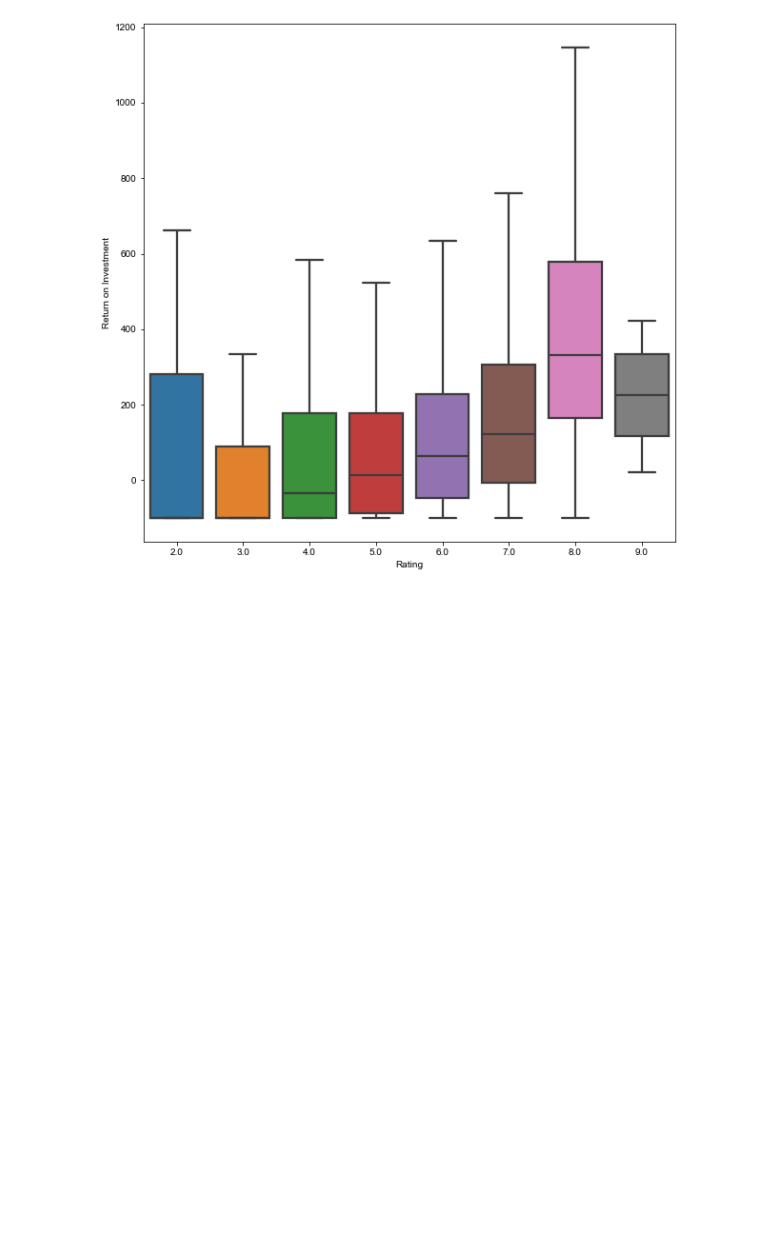
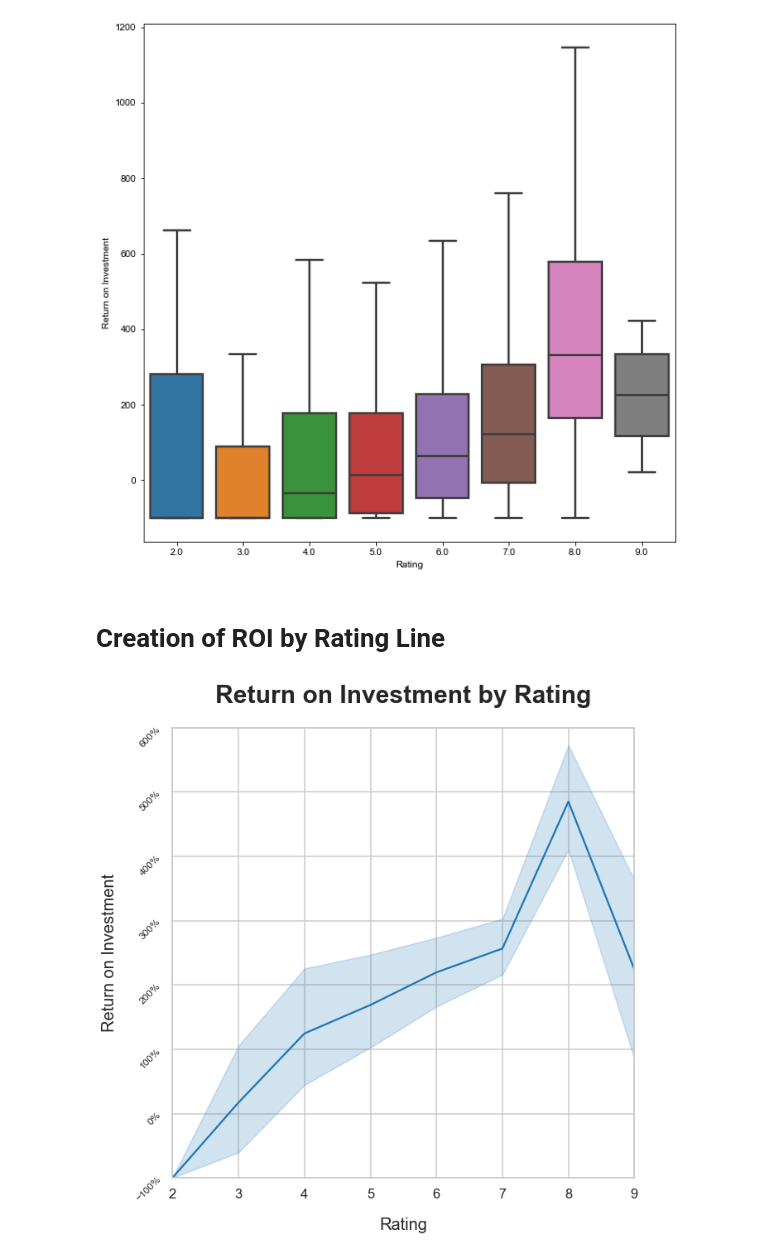
Before and after one commit to JordanMang/phase_1_id10t_team, a Jupyter notebook: working_jupyter_notebooks/Jordan_Reviews_Notebook.ipynb, the cells around one changed output. Cells and saved outputs as stored; diff of their text form; code cells hidden in the pictures; blank space fills up the shorter version.

```diff
--- a/working_jupyter_notebooks/Jordan_Reviews_Notebook.ipynb
+++ b/working_jupyter_notebooks/Jordan_Reviews_Notebook.ipynb
@@ -347,0 +336,7 @@ tn_imdb_profit.head()
+# %%
+q3 = '''SELECT *
+       FROM tn_imdb_profit
+        ORDER BY
+            ROI DESC; '''
+mean_per_rating_todrop = pysqldf(q3)
+mean_per_rating_todrop
@@ -347,0 +357,2 @@ tn_imdb_profit.head()
+# %%
+mean_clean = mean_per_rating_todrop.drop([0, 1])
@@ -347,0 +365,7 @@ tn_imdb_profit.head()
+# %%
+q4 = '''SELECT *
+       FROM mean_clean
+        ORDER BY
+        averagerating_int; '''
+mean_clean_no_justin = pysqldf(q4)
+mean_clean_no_justin
@@ -347,0 +386,2 @@ tn_imdb_profit.head()
+# %%
+mean_clean_sans_justin = mean_clean_no_justin.drop([0])
@@ -360,3 +418,5 @@ ax1.set(xlabel='Rating', ylabel='Return on Investment')
 plt.show();
 # %% [output]
 [figure]
+# %% [markdown]
+# Creation of ROI by Rating Line
@@ -362,0 +425,21 @@ plt.show();
+# %%
+fig, ax2 = plt.subplots(figsize=(10,10))
+sns.lineplot(data=mean_clean_sans_justin, x='averagerating_int', y="ROI", ax=ax2)
+
+#Figure titles
+plt.title('Return on Investment by Rating', fontsize = 30, fontweight='bold', pad = 30)
+plt.xlabel('Rating', fontsize = 20, labelpad = 20)
+plt.ylabel('Return on Investment', fontsize = 20, labelpad = 20)
+
+#Setting the limits of the Graph
+ax2.set_xlim(2, 9)
+ax2.set_ylim(-100, 600)
+
+#Messing with the ticks
+plt.gca().yaxis.set_major_formatter(mtick.PercentFormatter(symbol='%'))
+plt.yticks(rotation = 45, fontsize = 12)
+
+#plt.savefig('ROI.jpeg', dpi=120)
+plt.show();
+# %% [output]
+[figure, added]
```
Also changed, not shown: parts of 21 cells of this notebook, 1 other file.
